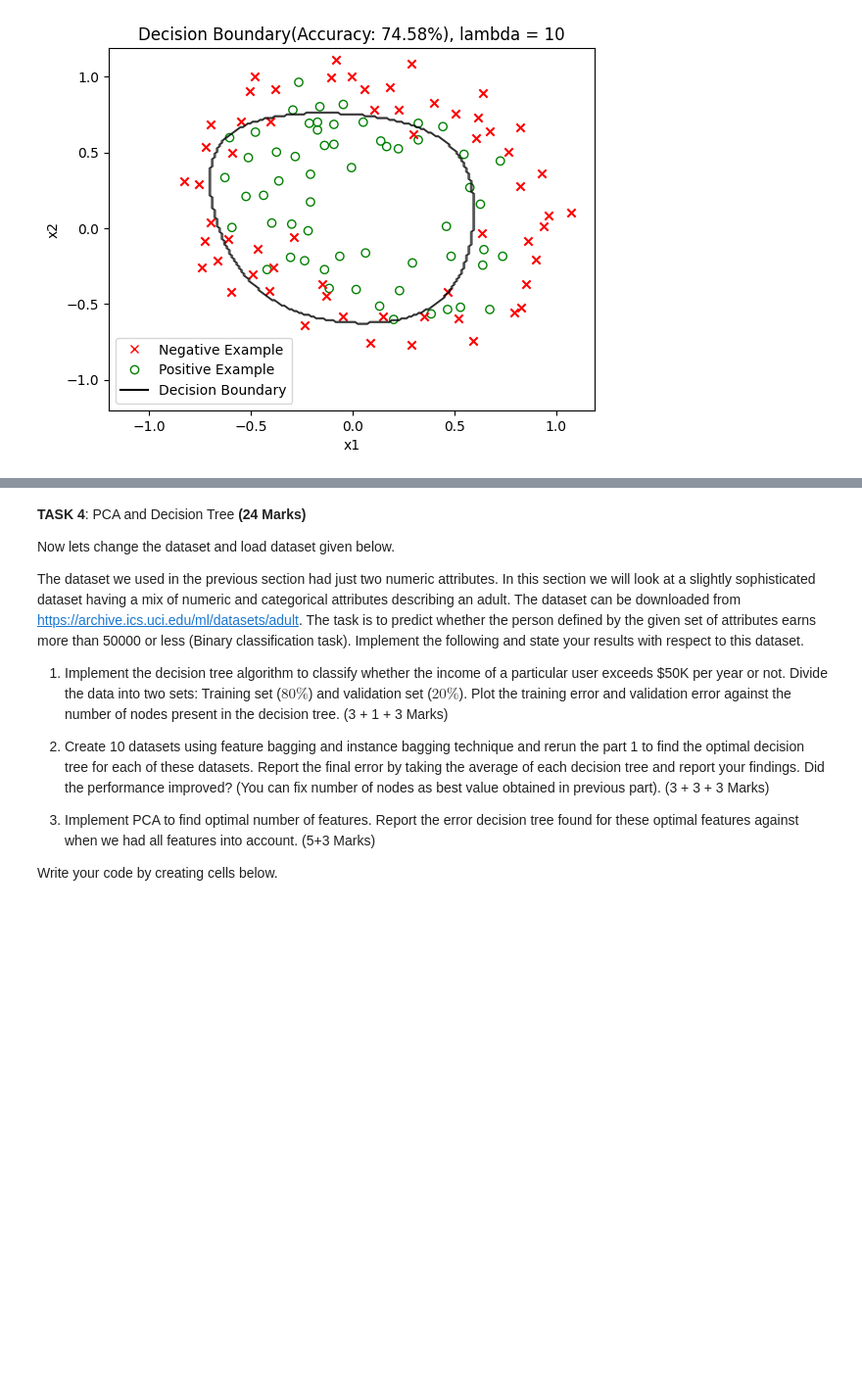
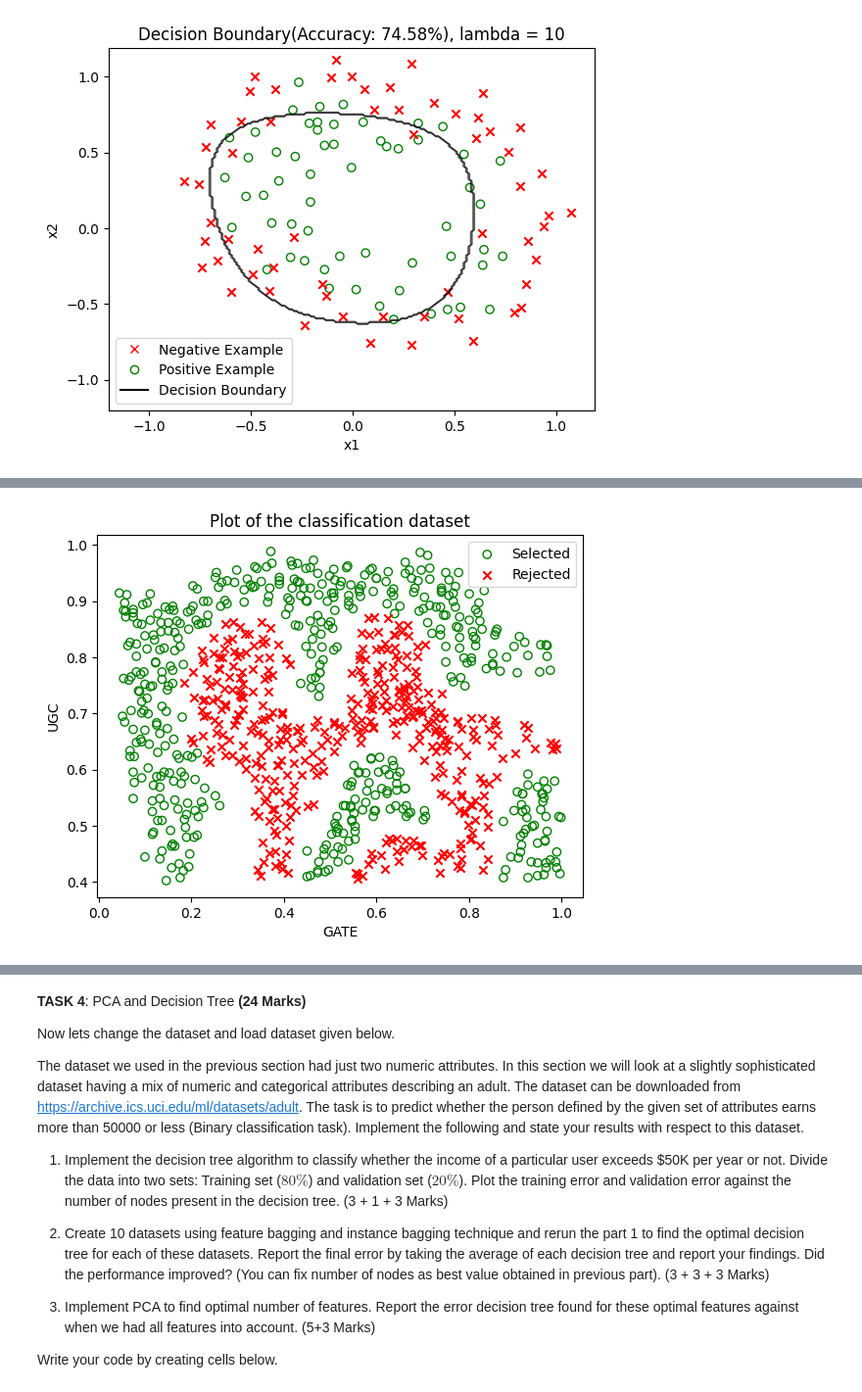
Before and after one commit to khan-shahnawaz/MachineLearning, a Jupyter notebook: Linear Classification, Logistic Regression, SVM, PCA, Decision Tree/SHAHNAWAZ_KHAN_ML_(CS503)_Lab2_Classification_Logistic_SVM_PCA_Dtree.ipynb, the cells around one changed output, grey strips where cells are left out. Shown at 98% size. Saved outputs shown, nothing was run; the diff lists cells and outputs as text; code cells hidden in the pictures; blank space fills up the shorter version.

```diff
--- a/Linear Classification, Logistic Regression, SVM, PCA, Decision Tree/SHAHNAWAZ_KHAN_ML_(CS503)_Lab2_Classification_Logistic_SVM_PCA_Dtree.ipynb
+++ b/Linear Classification, Logistic Regression, SVM, PCA, Decision Tree/SHAHNAWAZ_KHAN_ML_(CS503)_Lab2_Classification_Logistic_SVM_PCA_Dtree.ipynb
@@ -387,0 +527,30 @@ Write your code by creating cells below.
+# %%
+''' Plotting the dataset SVM_data2.csv'''
+csvFile = csv.reader(open('SVM_data2.csv', 'r'))
+success = []
+failure = []
+headers = next(csvFile)
+X=[]
+Y = []
+for row in csvFile:
+    if row[2] == '1':
+        success.append([float(row[0]), float(row[1])])
+    else:
+        failure.append([float(row[0]), float(row[1])])
+    X.append(np.array([float(row[0]), float(row[1])]))
+    Y.append(float(row[2]))
+    if Y[-1] == 0:
+        Y[-1] = -1
+X = np.array(X)
+Y = np.array(Y)
+
+
+plt.scatter([x[0] for x in success], [x[1] for x in success], label='Selected', marker='o', facecolors='none', edgecolors='g')
+plt.scatter([x[0] for x in failure], [x[1] for x in failure], label='Rejected', marker='x', facecolors='r')
+plt.xlabel(headers[0])
+plt.ylabel(headers[1])
+plt.title('Plot of the classification dataset')
+plt.legend()
+plt.show()
+# %% [output]
+[figure, added]
```
Also changed, not shown: parts of 10 cells of this notebook, 1 other file.
